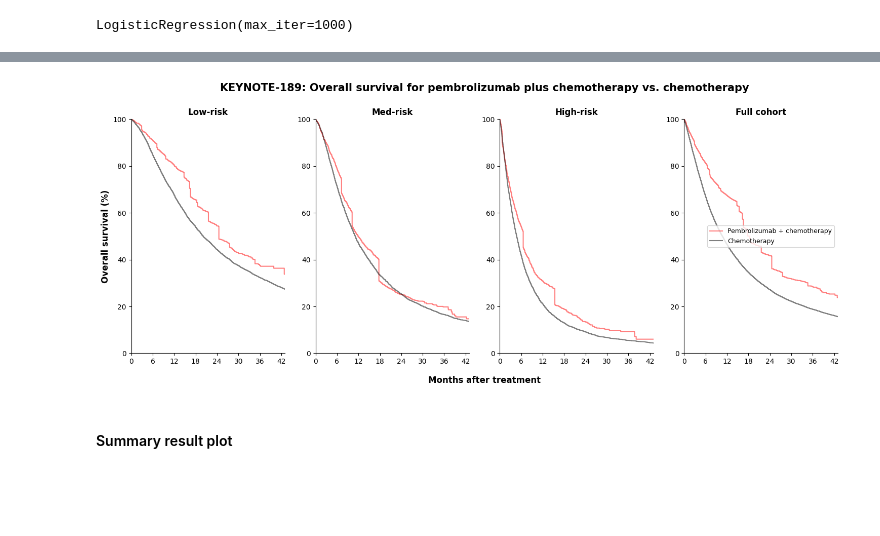
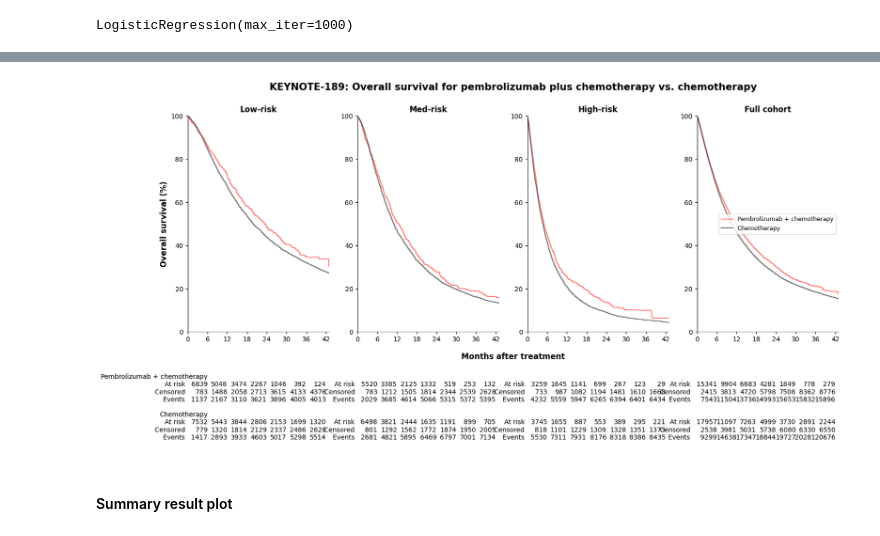
Before and after one commit to xavier-orcutt/TrialTranslator-notebooks, a Jupyter notebook: lung/rtrials_wt3r_33c.ipynb, the cells around one changed output, grey strips where cells are left out. Drawn from its saved outputs; the diff is of its cells as text; code cells hidden in the pictures; blank space fills up the shorter version.

```diff
--- a/lung/rtrials_wt3r_33c.ipynb
+++ b/lung/rtrials_wt3r_33c.ipynb
@@ -2448,5 +2126,9 @@ to_be_categorical
 # %%
-to_be_categorical.append('adv_year')
+to_be_categorical.append('met_cat')
+# %%
+to_be_categorical.remove('pdl1')
+# %%
+to_be_categorical.remove('ecog_diagnosis')
 # %%
 # Convert variables in list to categorical.
 for x in list(to_be_categorical):
@@ -2496,52 +2178,52 @@ key_189_low_x = preprocessor.fit_transform(key_189_iptw_low.filter(items = ['age
                                                                             'race',
                                                                             'PracticeType',
                                                                             'Histology',
-                                                                            'adv_year',
+                                                                            'met_cat',
                                                                             'delta_adv_diagnosis',
                                                                             'commercial',
                                                                             'medicare',
                                                                             'medicaid',
-                                                                            'ecog_diagnosis',
-                                                                            'pdl1']))
+                                                                            'ecog_2',
+                                                                            'pdl1_cat']))
 
 key_189_med_x = preprocessor.fit_transform(key_189_iptw_med.filter(items = ['age',
                                                                             'gender',
                                                                             'race',
                                                                             'PracticeType',
                                                                             'Histology',
-                                                                            'adv_year',
+                                                                            'met_cat',
                                                                             'delta_adv_diagnosis',
                                                                             'commercial',
                                                                             'medicare',
                                                                             'medicaid',
-                                                                            'ecog_diagnosis',
-                                                                            'pdl1']))
+                                                                            'ecog_2',
+                                                                            'pdl1_cat']))
 
 key_189_high_x = preprocessor.fit_transform(key_189_iptw_high.filter(items = ['age',
                                                                               'gender',
                                                                               'race',
                                                                               'PracticeType',
                                                                               'Histology',
-                                                                              'adv_year',
+                                                                              'met_cat',
                                                                               'delta_adv_diagnosis',
                                                                               'commercial',
                                                                               'medicare',
                                                                               'medicaid',
-                                                                              'ecog_diagnosis',
-                                                                              'pdl1']))
+                                                                              'ecog_2',
+                                                                              'pdl1_cat']))
 
 key_189_all_x = preprocessor.fit_transform(key_189_iptw_all.filter(items = ['age',
                                                                             'gender',
                                                                             'race',
                                                                             'PracticeType',
                                                                             'Histology',
-                                                                            'adv_year',
+                                                                            'met_cat',
                                                                             'delta_adv_diagnosis',
                                                                             'commercial',
                                                                             'medicare',
                                                                             'medicaid',
-                                                                            'ecog_diagnosis',
-                                                                            'pdl1']))
+                                                                            'ecog_2',
+                                                                            'pdl1_cat']))
 # %%
 lr_189_low = LogisticRegression(max_iter = 1000)
 lr_189_low.fit(key_189_low_x, key_189_iptw_low['pembro'])
@@ -2666,6 +2348,8 @@ plt.ylabel('Overall survival (%)', size = 12, weight = 'bold')
 plt.gca().spines['top'].set_visible(False)
 plt.gca().spines['right'].set_visible(False)
 
+add_at_risk_counts(kmf_low_pembro_189_iptw, kmf_low_plat_189_iptw, ypos = -0.8, xticks = np.arange(6, 43, 6), labels = ['Pembrolizumab + chemotherapy', 'Chemotherapy'])
+
 # Plot survival curves for med risk group.
 plt.subplot(1, 4, 2)
 
@@ -2682,6 +2366,8 @@ plt.title('Med-risk', weight = 'bold')
 plt.gca().spines['top'].set_visible(False)
 plt.gca().spines['right'].set_visible(False)
 
+add_at_risk_counts(kmf_med_pembro_189_iptw, kmf_med_plat_189_iptw, ypos = -0.8, xticks = np.arange(6, 43, 6), labels = [' ', ' '])
+
 # Plot survival curves by treatment for high risk group.
 plt.subplot(1, 4, 3)
 
@@ -2696,34 +2382,38 @@ plt.ylim(0, 100)
 plt.title('High-risk', weight = 'bold')
 
 plt.gca().spines['top'].set_visible(False)
 plt.gca().spines['right'].set_visible(False)
+
+add_at_risk_counts(kmf_high_pembro_189_iptw, kmf_high_plat_189_iptw, ypos = -0.8, xticks = np.arange(6, 43, 6), labels = [' ', ' '])
 
 # Plot survival curves by treatment for all risk group.
 plt.subplot(1, 4, 4)
 
 plt.step(kmf_all_pembro_189_iptw.timeline, kmf_all_pembro_189_iptw.survival_function_.values*100, color = 'red', alpha = 0.5, label = 'Pembrolizumab + chemotherapy')
 
 plt.step(kmf_all_plat_189_iptw.timeline, kmf_all_plat_189_iptw.survival_function_.values*100, color = 'black', alpha = 0.5, label = 'Chemotherapy')
 
 plt.xticks(np.arange(0, 43, 6))
 plt.xlim(0, 43)
 plt.ylim(0, 100)
 
 plt.title('Full cohort', weight = 'bold')
 
 plt.gca().spines['top'].set_visible(False)
 plt.gca().spines['right'].set_visible(False)
 
 plt.legend(loc = 'center right', prop = {'size': 9})
 
+add_at_risk_counts(kmf_all_pembro_189_iptw, kmf_all_plat_189_iptw, ypos = -0.8, xticks = np.arange(6, 43, 6), labels = [' ', ' '])
+
 fig.add_subplot(1, 1, 1, frameon = False)
 plt.tick_params(labelcolor = 'none', which = 'both', top = False, bottom = False, left = False, right = False)
 plt.xlabel('Months after treatment', labelpad = 15, size = 12, weight = 'bold')
 plt.title('KEYNOTE-189: Overall survival for pembrolizumab plus chemotherapy vs. chemotherapy', pad = 40, size = 15, weight = 'bold')
 
 plt.show()
 # %% [output]
-[figure, old version]
+[figure, new version]
 # %% [markdown]
 #### Summary result plot
 # %%
```
Also changed, not shown: parts of 84 cells of this notebook, 1 other file.
